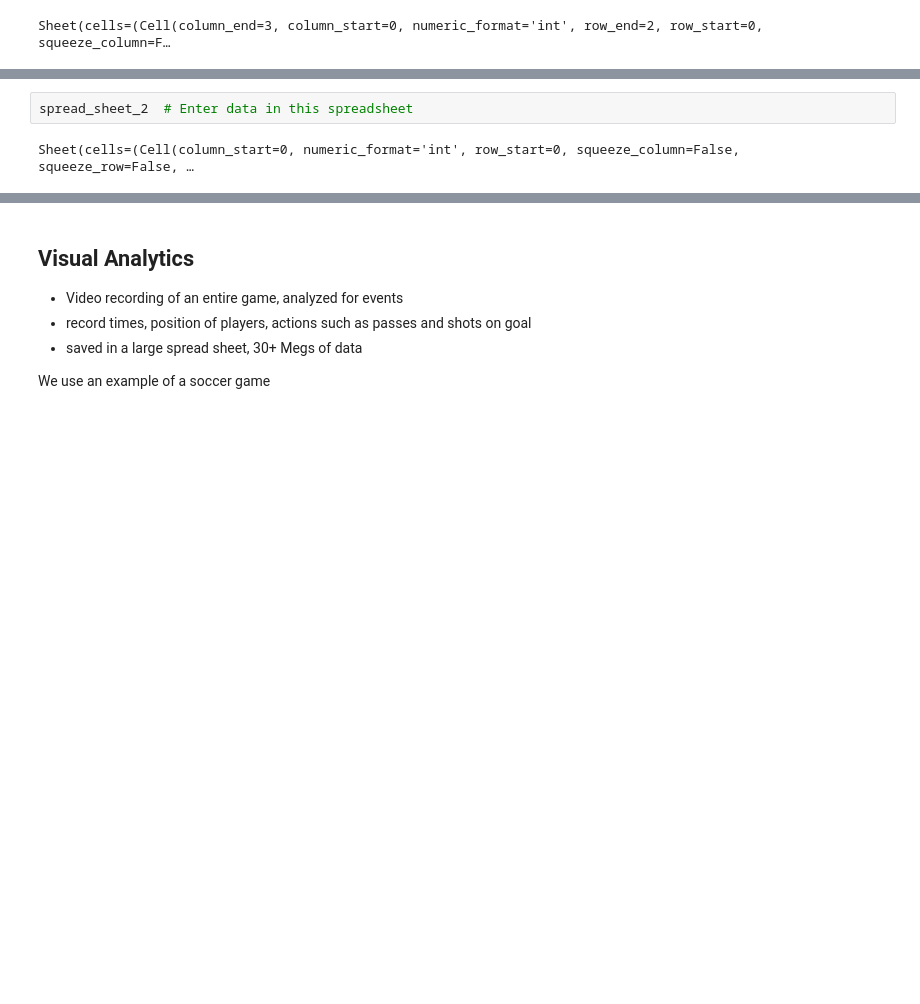
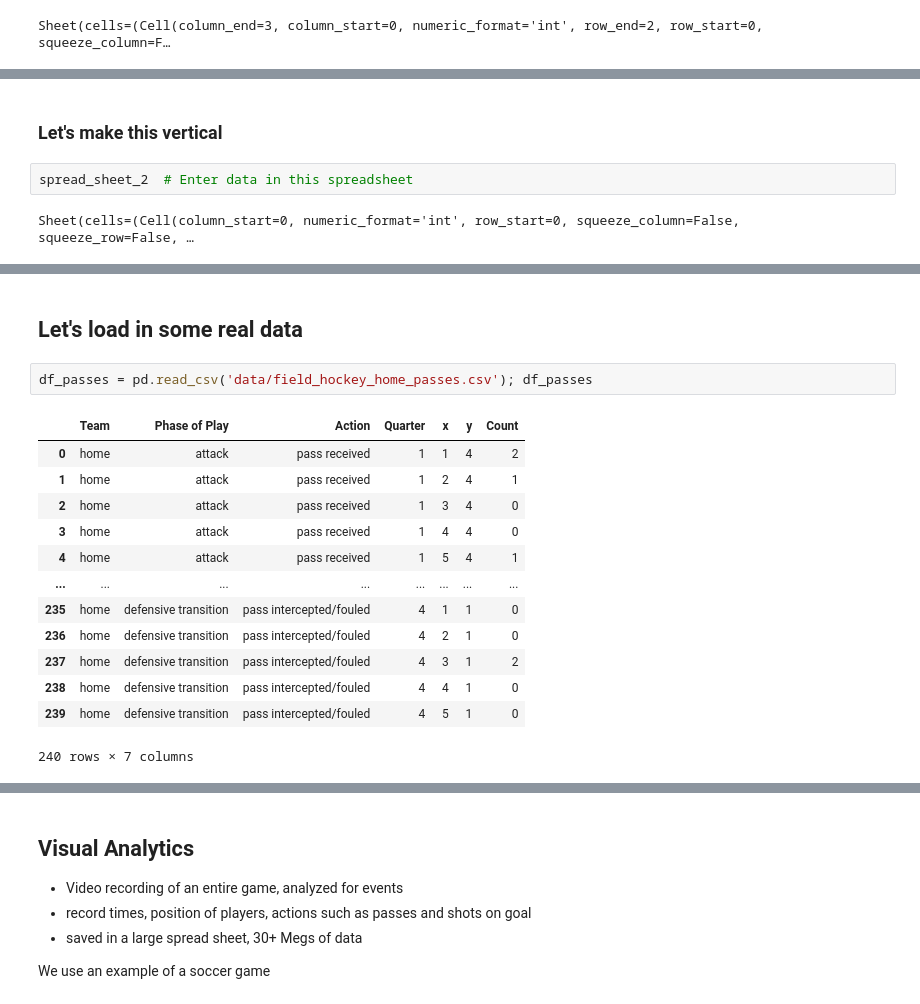
Before and after one commit to callysto/Sports, a Jupyter notebook: SportsAnalytics.ipynb, the cells around one changed output, grey strips where cells are left out. Saved outputs shown, nothing was run; the diff lists cells and outputs as text; blank space fills up the shorter version.

```diff
--- a/SportsAnalytics.ipynb
+++ b/SportsAnalytics.ipynb
@@ -231,6 +313,8 @@ my_cells_2.observe(calculate_2, 'value')
 figure_2.show()  # use this for debugging only
 # %% [output]
 [interactive output not drawn]
+# %% [markdown]
+### Let's make this vertical
 # %%
 spread_sheet_2  # Enter data in this spreadsheet
 # %% [output]
@@ -239,3 +323,21 @@ Sheet(cells=(Cell(column_start=0, numeric_format='int', row_start=0, squeeze_col
 figure_2.update() # Click the keys "Shift-return" to update the figure
 # %% [output]
 [interactive output not drawn]
+# %% [markdown]
+## Let's load in some real data
+# %%
+df_passes = pd.read_csv('data/field_hockey_home_passes.csv'); df_passes
+# %% [output]
+|  | Team | Phase of Play | Action | Quarter | x | y | Count |
+| 0 | home | attack | pass received | 1 | 1 | 4 | 2 |
+| 1 | home | attack | pass received | 1 | 2 | 4 | 1 |
+| 2 | home | attack | pass received | 1 | 3 | 4 | 0 |
+| 3 | home | attack | pass received | 1 | 4 | 4 | 0 |
+| 4 | home | attack | pass received | 1 | 5 | 4 | 1 |
+| ... | ... | ... | ... | ... | ... | ... | ... |
+| 235 | home | defensive transition | pass intercepted/fouled | 4 | 1 | 1 | 0 |
+| 236 | home | defensive transition | pass intercepted/fouled | 4 | 2 | 1 | 0 |
+| 237 | home | defensive transition | pass intercepted/fouled | 4 | 3 | 1 | 2 |
+| 238 | home | defensive transition | pass intercepted/fouled | 4 | 4 | 1 | 0 |
+| 239 | home | defensive transition | pass intercepted/fouled | 4 | 5 | 1 | 0 |
+240 rows × 7 columns
```
Also changed, not shown: parts of 70 cells of this notebook, 7 other files.
